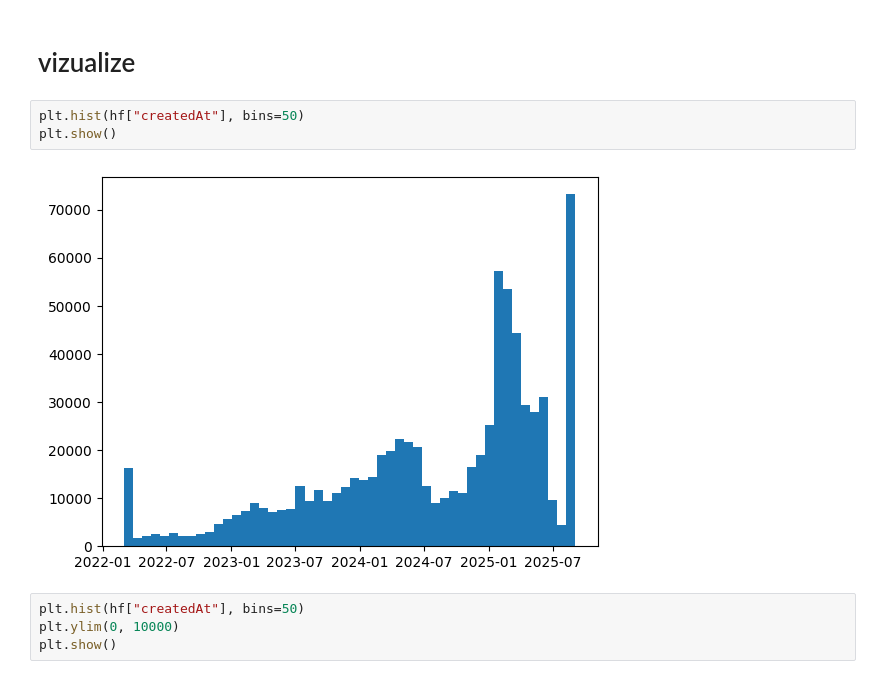
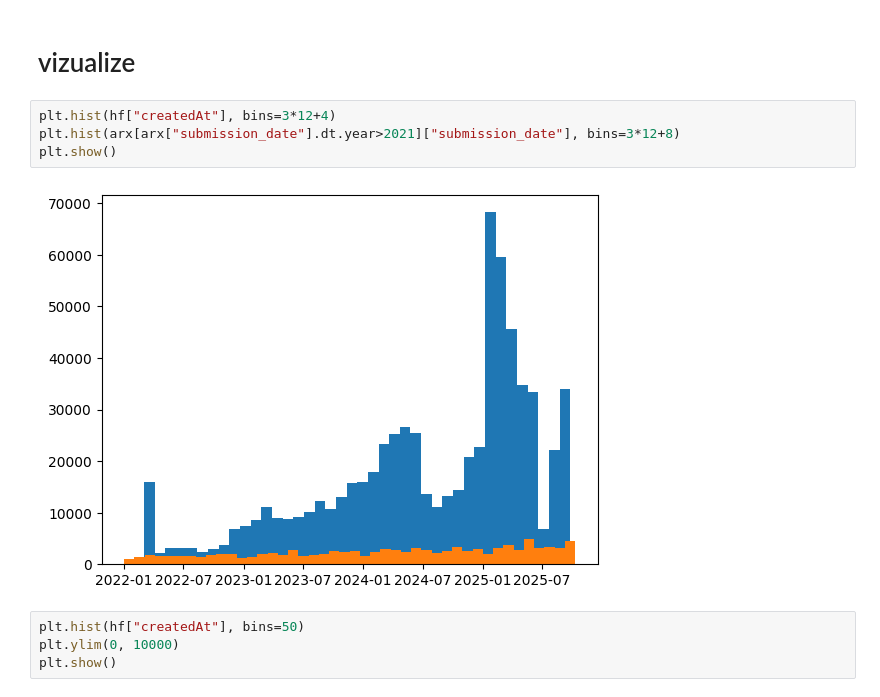
Before and after one commit to EU-UPCAST/profile, a Jupyter notebook: llmdap/profiler/hf_arxiv_dataset_investigations.ipynb, the cells around one changed output. Saved outputs shown, nothing was run; the diff lists cells and outputs as text.

```diff
--- a/llmdap/profiler/hf_arxiv_dataset_investigations.ipynb
+++ b/llmdap/profiler/hf_arxiv_dataset_investigations.ipynb
@@ -183,10 +175,11 @@ len(hf)
 # %% [markdown]
 # vizualize
 # %%
-plt.hist(hf["createdAt"], bins=50)
+plt.hist(hf["createdAt"], bins=3*12+4)
+plt.hist(arx[arx["submission_date"].dt.year>2021]["submission_date"], bins=3*12+8)
 plt.show()
 # %% [output]
-[figure, old version]
+[figure, new version]
 # %%
 plt.hist(hf["createdAt"], bins=50)
 plt.ylim(0, 10000)
```
Also changed, not shown: parts of 6 cells of this notebook, 5 other files.
